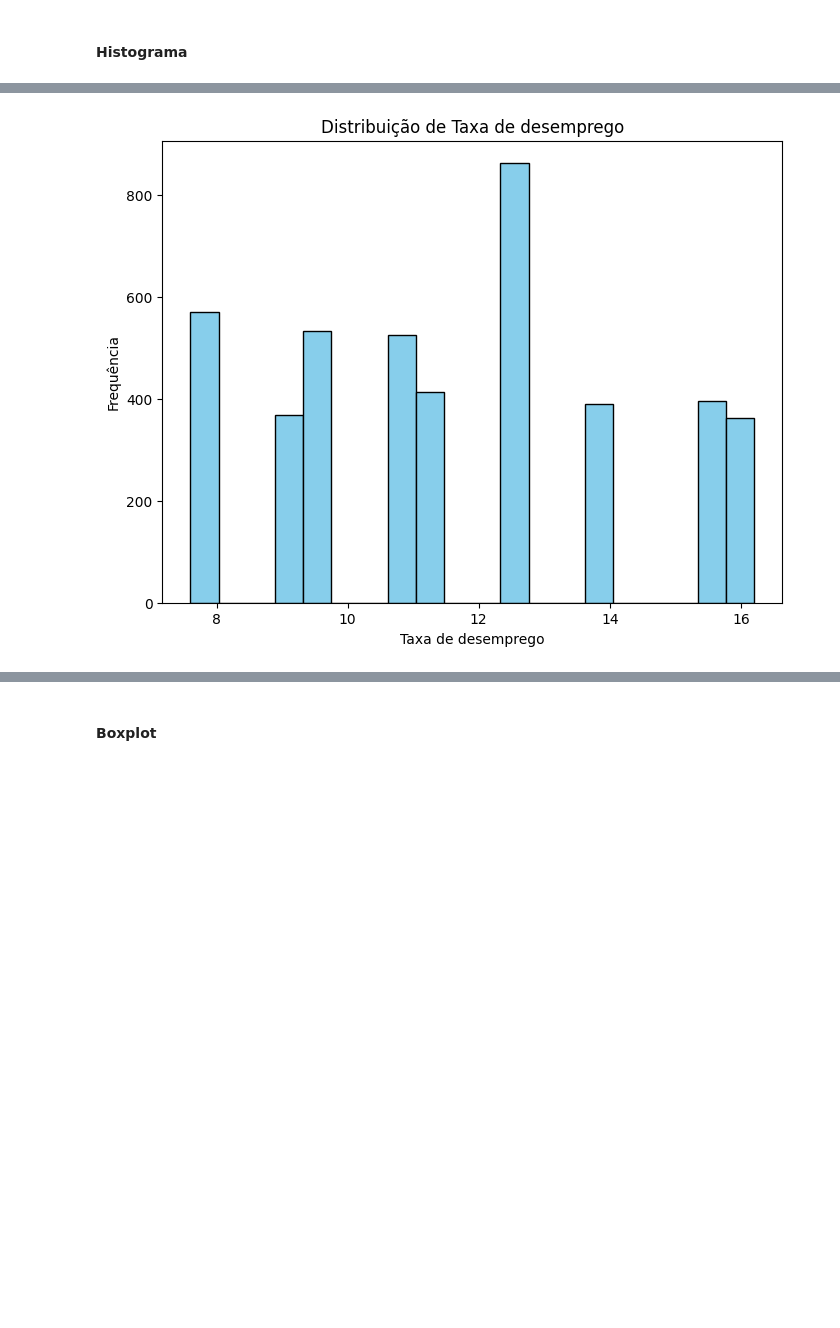
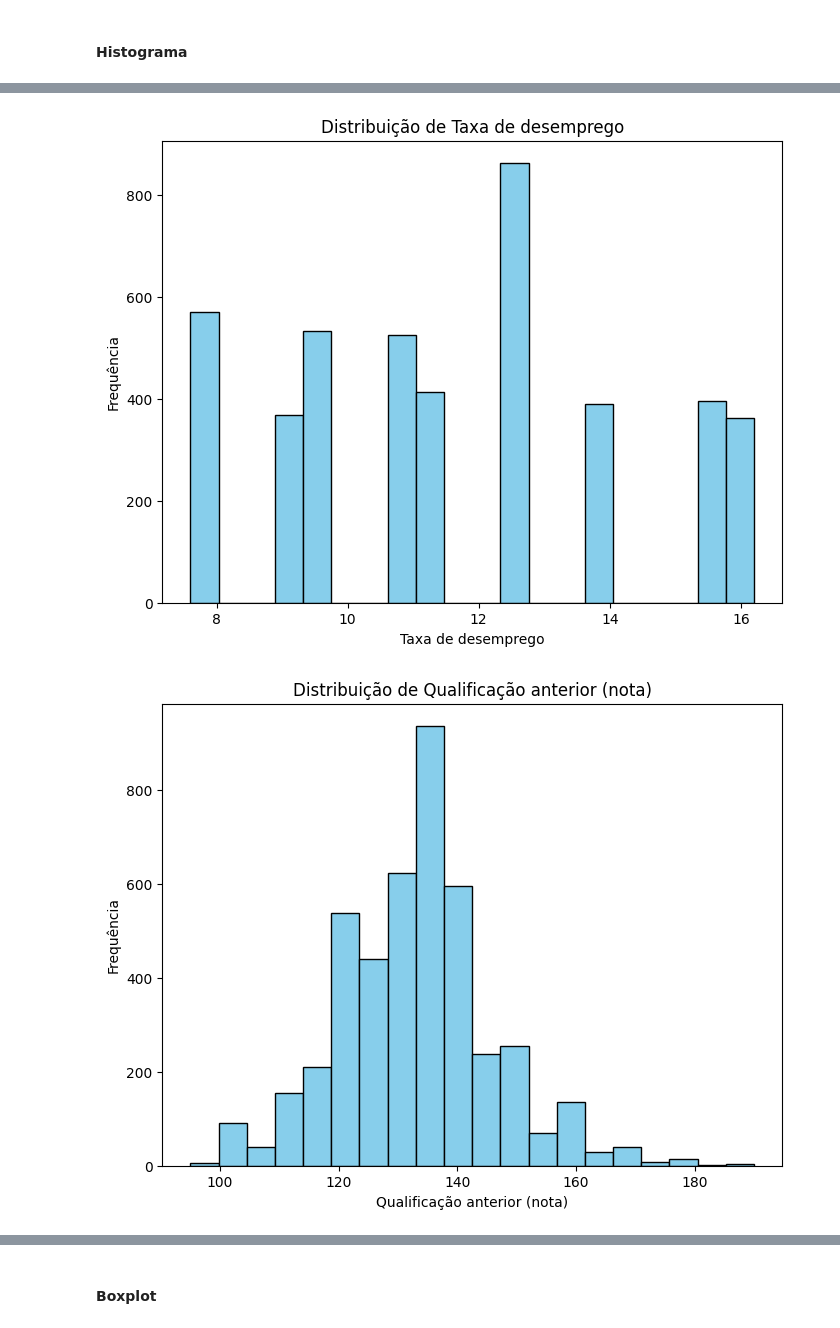
Before and after one commit to LeoRissetto/Trabalho-Estatistica, a Jupyter notebook: trabalho.ipynb, the cells around one changed output, grey strips where cells are left out. Drawn from its saved outputs; the diff is of its cells as text; code cells hidden in the pictures; blank space fills up the shorter version.

```diff
--- a/trabalho.ipynb
+++ b/trabalho.ipynb
@@ -288,13 +319,14 @@ for variavel in ['Curso', 'Mensalidade em dia', 'Gênero', 'Idade na matrícula'
 #### Histograma
 # %%
 # Histograma para variáveis contínuas
-for variavel in ['Nota de admissão', 'Taxa de desemprego']:
+for variavel in ['Nota de admissão', 'Taxa de desemprego', 'Qualificação anterior (nota)']:
     plt.figure(figsize=(8, 6))
     dados[variavel].plot(kind='hist', bins=20, color='skyblue', edgecolor='black')
     plt.title(f'Distribuição de {variavel}')
     plt.xlabel(variavel)
     plt.ylabel('Frequência')
     plt.show()
 # %% [output]
 [figure]
 [figure]
+[figure, added]
```
Also changed, not shown: parts of 29 cells of this notebook, 2 other files.
